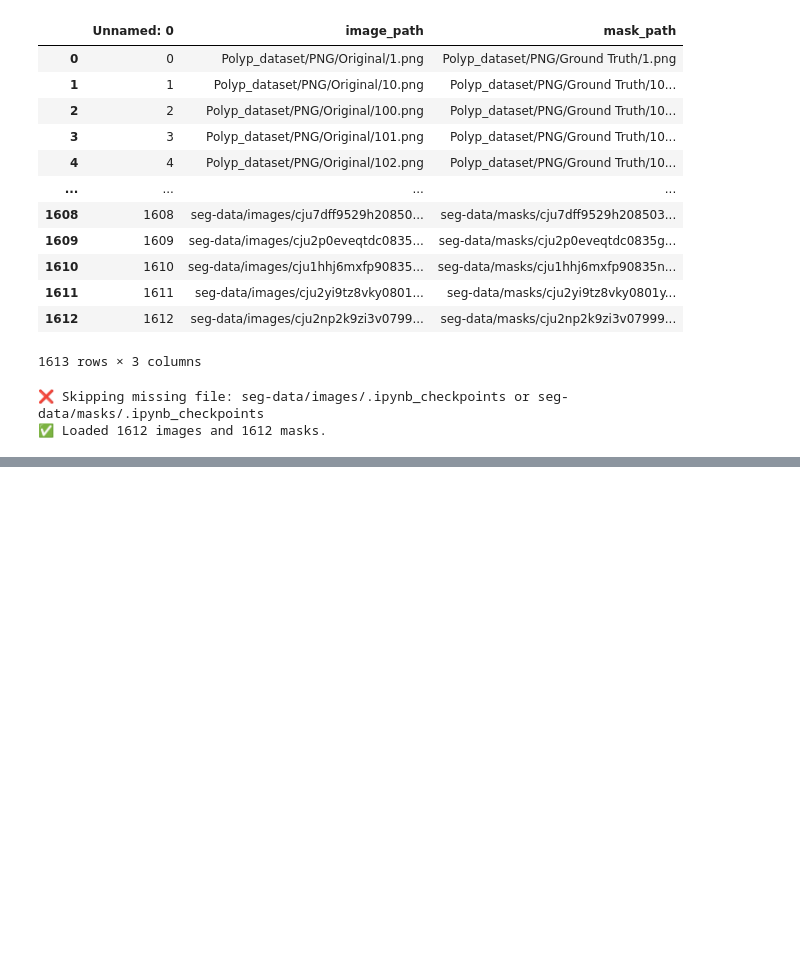
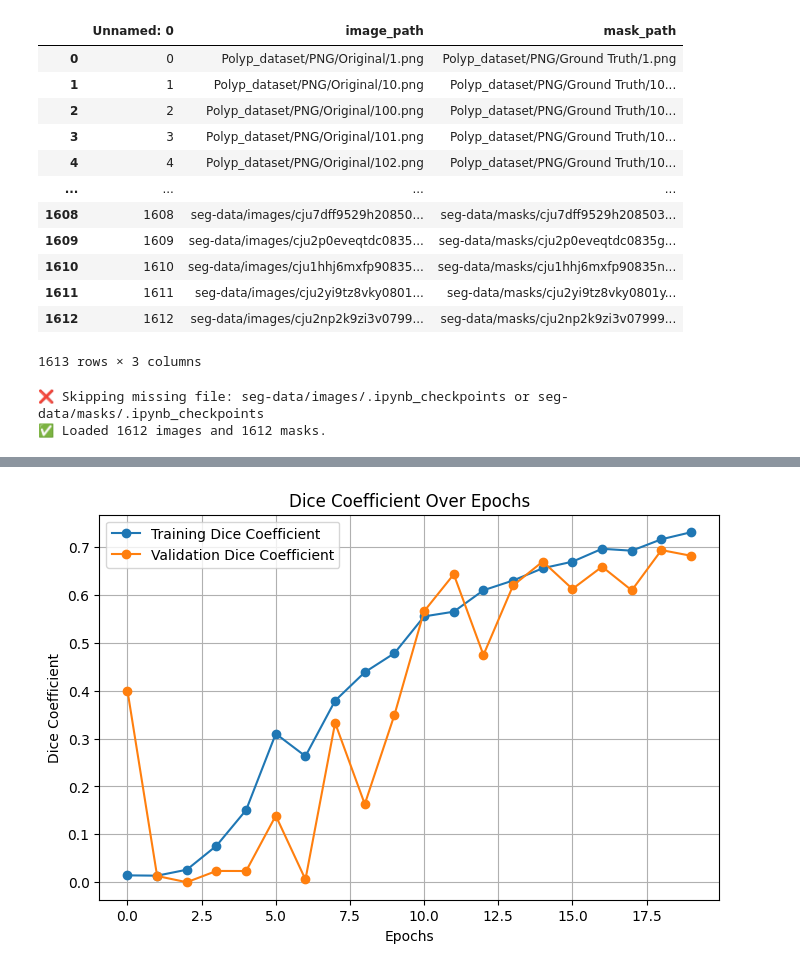
Before and after one commit to tanmoy-mondal-lab/ku_project, a Jupyter notebook: University_project_2.0.ipynb, the cells around one changed output, grey strips where cells are left out. Cells and saved outputs as stored; diff of their text form; code cells hidden in the pictures; blank space fills up the shorter version.

```diff
--- a/University_project_2.0.ipynb
+++ b/University_project_2.0.ipynb
@@ -210,0 +321,15 @@ Epoch 1/20
+# %%
+train_dice = history.history['dice_coefficient']
+val_dice = history.history['val_dice_coefficient']
+# Dice Coefficient Plot
+plt.figure(figsize=(8, 5))
+plt.plot(train_dice, label='Training Dice Coefficient', marker='o')
+plt.plot(val_dice, label='Validation Dice Coefficient', marker='o')
+plt.xlabel('Epochs')
+plt.ylabel('Dice Coefficient')
+plt.title('Dice Coefficient Over Epochs')
+plt.legend()
+plt.grid(True)
+plt.show()
+# %% [output]
+[figure, added]
```
Also changed, not shown: parts of 12 cells of this notebook.
